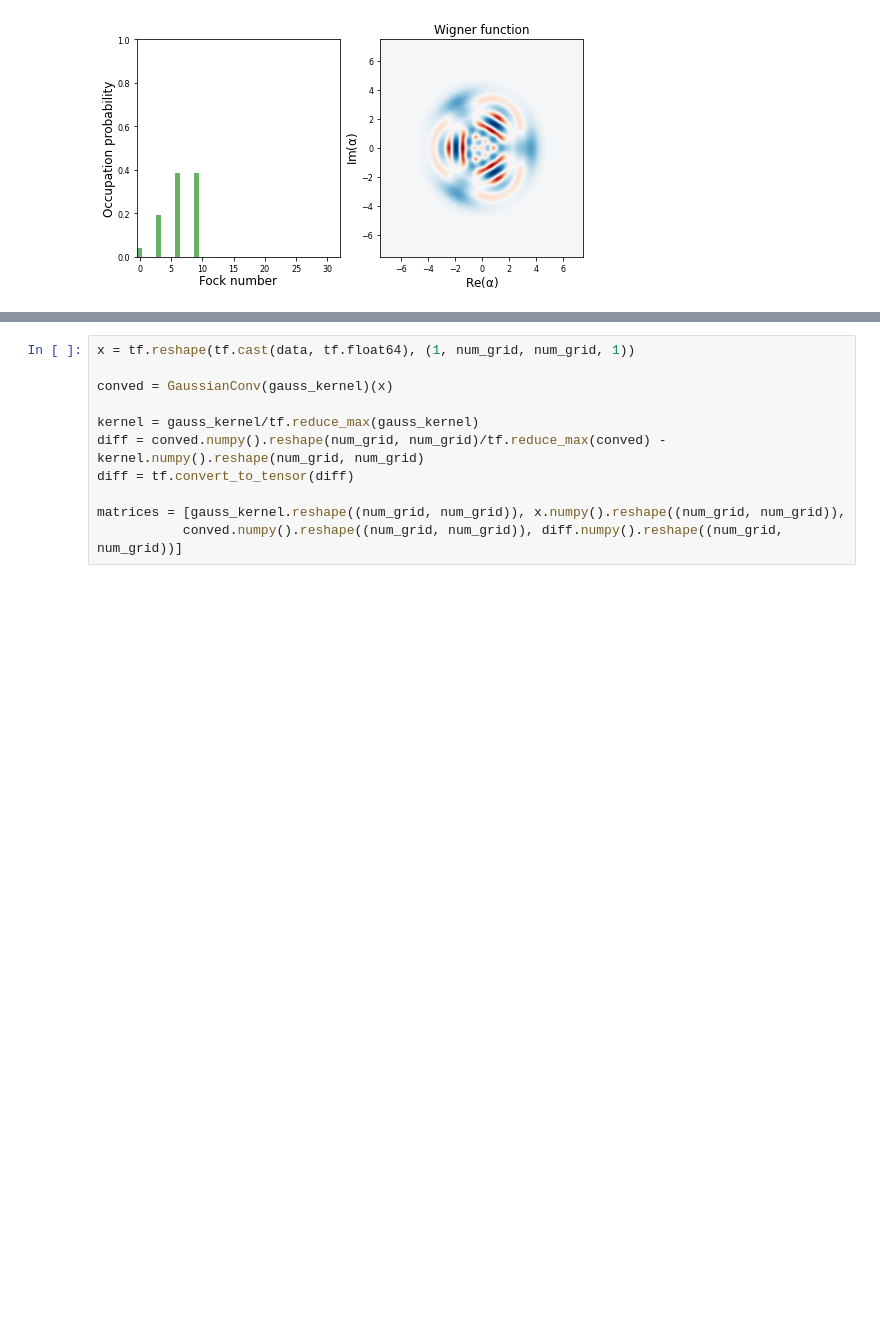
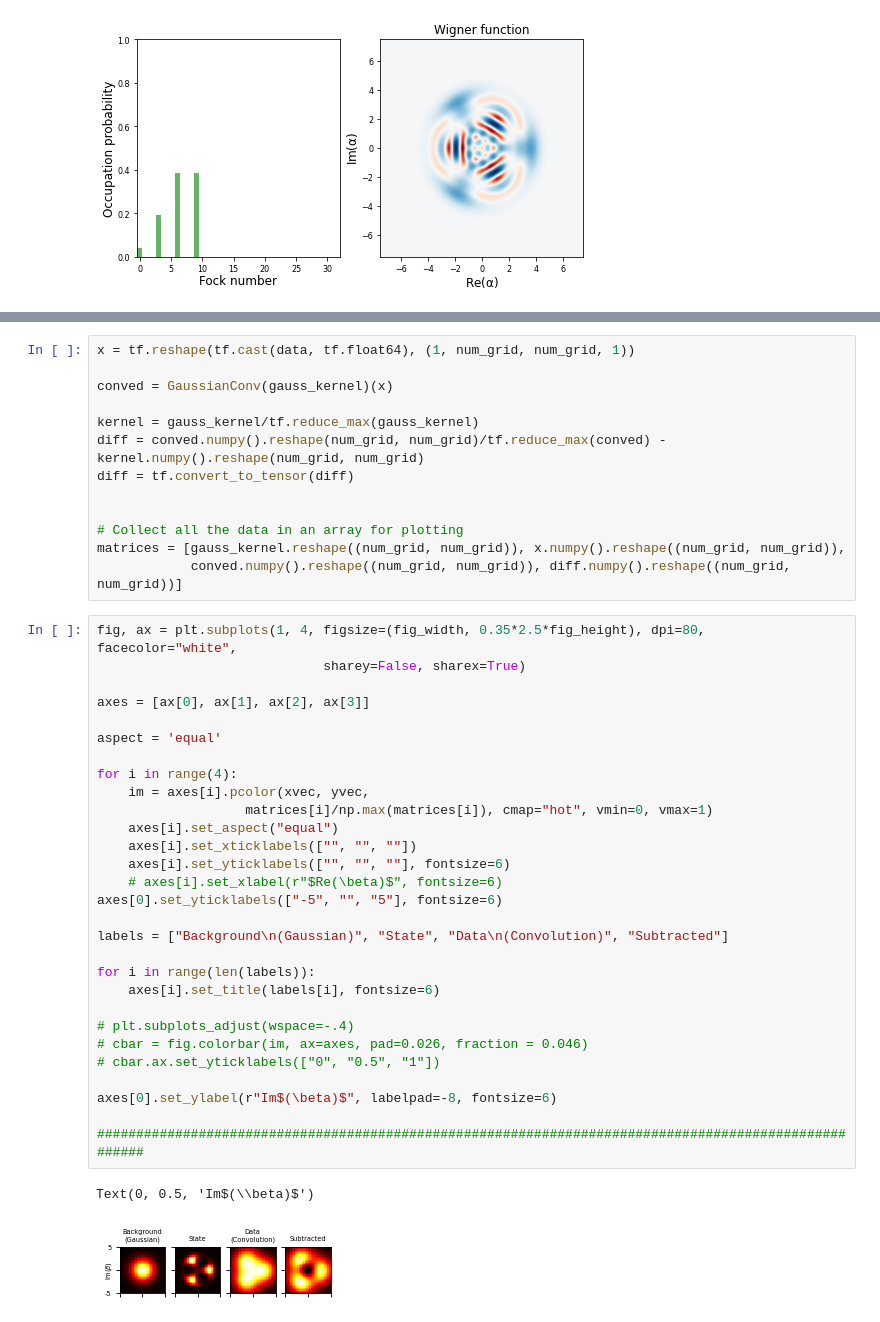
Before and after one commit to quantshah/qst-nn, a Jupyter notebook: paper_figures/fig-15-reconstruction-gaussian-conv-noise.ipynb, the cells around one changed output, grey strips where cells are left out. Saved outputs shown, nothing was run; the diff lists cells and outputs as text; blank space fills up the shorter version.

```diff
--- a/paper_figures/fig-15-reconstruction-gaussian-conv-noise.ipynb
+++ b/paper_figures/fig-15-reconstruction-gaussian-conv-noise.ipynb
@@ -116,5 +139,39 @@ kernel = gauss_kernel/tf.reduce_max(gauss_kernel)
 diff = conved.numpy().reshape(num_grid, num_grid)/tf.reduce_max(conved) - kernel.numpy().reshape(num_grid, num_grid)
 diff = tf.convert_to_tensor(diff)
 
+
+# Collect all the data in an array for plotting
 matrices = [gauss_kernel.reshape((num_grid, num_grid)), x.numpy().reshape((num_grid, num_grid)),
-           conved.numpy().reshape((num_grid, num_grid)), diff.numpy().reshape((num_grid, num_grid))]
+            conved.numpy().reshape((num_grid, num_grid)), diff.numpy().reshape((num_grid, num_grid))]
+# %%
+fig, ax = plt.subplots(1, 4, figsize=(fig_width, 0.35*2.5*fig_height), dpi=80, facecolor="white",
+                             sharey=False, sharex=True)
+
+axes = [ax[0], ax[1], ax[2], ax[3]]
+
+aspect = 'equal'
+
+for i in range(4):
+    im = axes[i].pcolor(xvec, yvec,
+                   matrices[i]/np.max(matrices[i]), cmap="hot", vmin=0, vmax=1)
+    axes[i].set_aspect("equal")
+    axes[i].set_xticklabels(["", "", ""])
+    axes[i].set_yticklabels(["", "", ""], fontsize=6)
+    # axes[i].set_xlabel(r"$Re(\beta)$", fontsize=6)
+axes[0].set_yticklabels(["-5", "", "5"], fontsize=6)
+
+labels = ["Background\n(Gaussian)", "State", "Data\n(Convolution)", "Subtracted"]
+
+for i in range(len(labels)):
+    axes[i].set_title(labels[i], fontsize=6)
+
+# plt.subplots_adjust(wspace=-.4)
+# cbar = fig.colorbar(im, ax=axes, pad=0.026, fraction = 0.046)
+# cbar.ax.set_yticklabels(["0", "0.5", "1"])
+
+axes[0].set_ylabel(r"Im$(\beta)$", labelpad=-8, fontsize=6)
+
+######################################################################################################
+# %% [output]
+Text(0, 0.5, 'Im$(\\beta)$')
+[figure, added]
```
Also changed, not shown: parts of 35 cells of this notebook.
